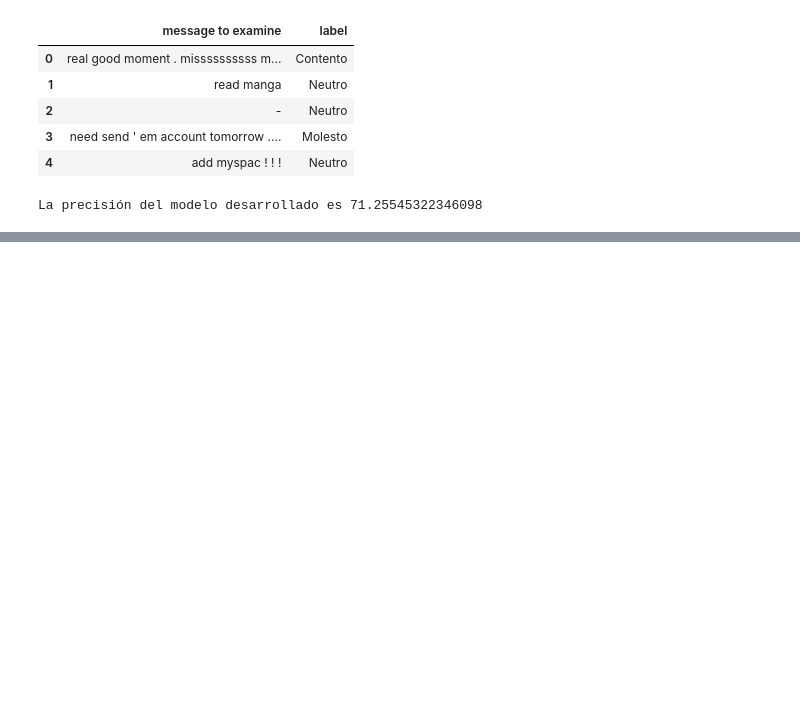
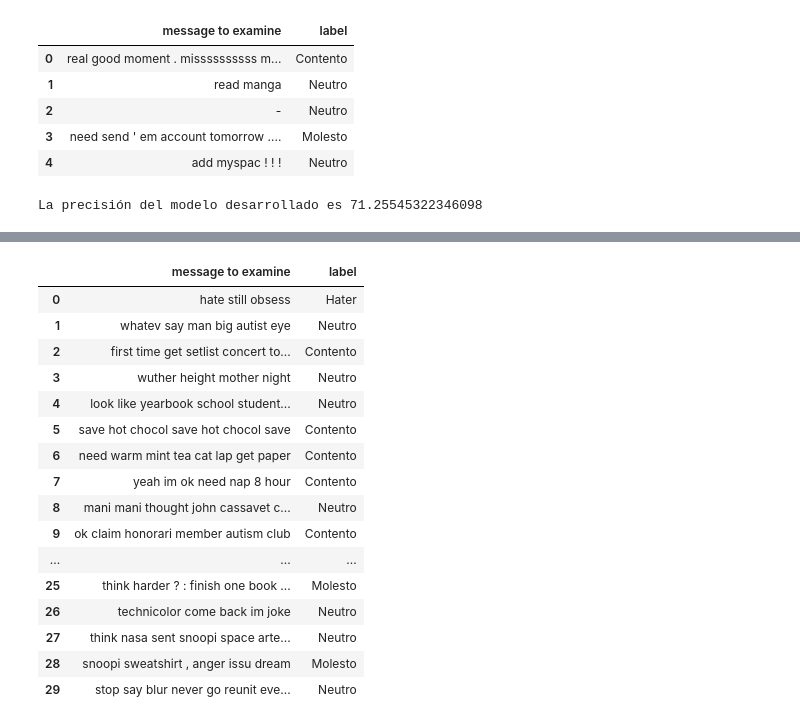
Before and after one commit to luciarguez20/BAG_2023_2024, a Jupyter notebook: examen/Untitled1.ipynb, the cells around one changed output, grey strips where cells are left out. Drawn from its saved outputs; the diff is of its cells as text; code cells hidden in the pictures; blank space fills up the shorter version.

```diff
--- a/examen/Untitled1.ipynb
+++ b/examen/Untitled1.ipynb
@@ -177,0 +190,21 @@ La precisión del modelo desarrollado es 71.25545322346098
+# %%
+limpiar_texto(tweets)
+clasificador(tweets)
+# %% [output]
+|  | message to examine | label |
+| 0 | hate still obsess | Hater |
+| 1 | whatev say man big autist eye | Neutro |
+| 2 | first time get setlist concert to... | Contento |
+| 3 | wuther height mother night | Neutro |
+| 4 | look like yearbook school student... | Neutro |
+| 5 | save hot chocol save hot chocol save | Contento |
+| 6 | need warm mint tea cat lap get paper | Contento |
+| 7 | yeah im ok need nap 8 hour | Contento |
+| 8 | mani mani thought john cassavet c... | Neutro |
+| 9 | ok claim honorari member autism club | Contento |
+| ... | ... | ... |
+| 25 | think harder ? : finish one book ... | Molesto |
+| 26 | technicolor come back im joke | Neutro |
+| 27 | think nasa sent snoopi space arte... | Neutro |
+| 28 | snoopi sweatshirt , anger issu dream | Molesto |
+| 29 | stop say blur never go reunit eve... | Neutro |
```
Also changed, not shown: parts of 3 cells of this notebook, 5 other files.
